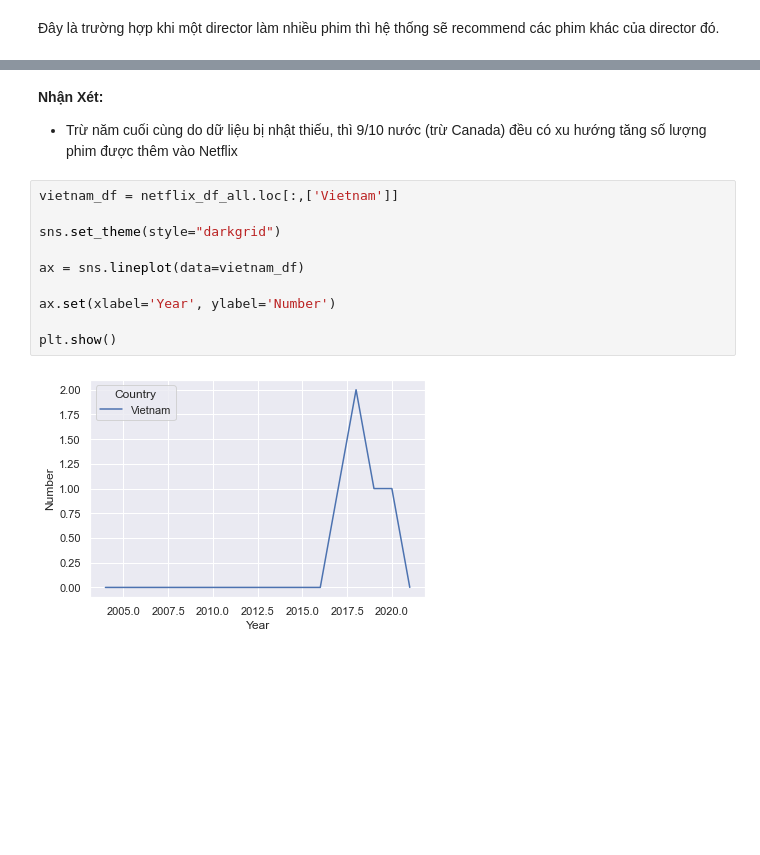
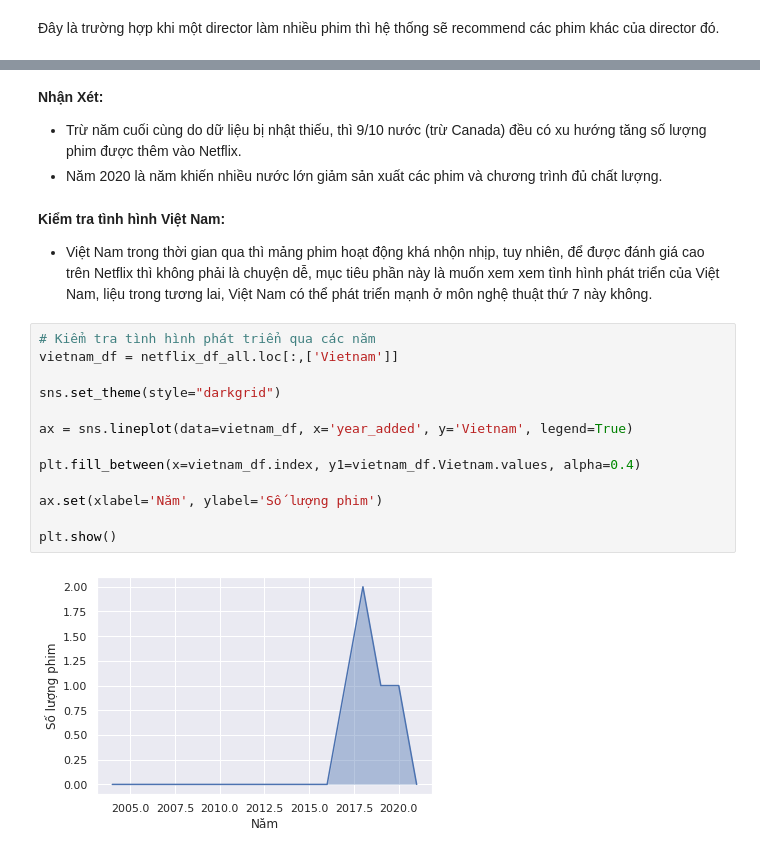
Before and after one commit to sgrayk/P4DS, a Jupyter notebook: Netflix Data Analysis.ipynb, the cells around one changed output, grey strips where cells are left out. Saved outputs shown, nothing was run; the diff lists cells and outputs as text; blank space fills up the shorter version.

```diff
--- a/Netflix Data Analysis.ipynb
+++ b/Netflix Data Analysis.ipynb
@@ -1139,16 +1207,23 @@ plt.show()
 # %% [markdown]
 **Nhận Xét:**
-- Trừ năm cuối cùng do dữ liệu bị nhật thiếu, thì 9/10 nước (trừ Canada) đều có xu hướng tăng số lượng phim được thêm vào Netflix
+- Trừ năm cuối cùng do dữ liệu bị nhật thiếu, thì 9/10 nước (trừ Canada) đều có xu hướng tăng số lượng phim được thêm vào Netflix.
+- Năm 2020 là năm khiến nhiều nước lớn giảm sản xuất các phim và chương trình đủ chất lượng.
+# %% [markdown]
+**Kiểm tra tình hình Việt Nam:**
+- Việt Nam trong thời gian qua thì mảng phim hoạt động khá nhộn nhịp, tuy nhiên, để được đánh giá cao trên Netflix thì không phải là chuyện dễ, mục tiêu phần này là muốn xem xem tình hình phát triển của Việt Nam, liệu trong tương lai, Việt Nam có thể phát triển mạnh ở môn nghệ thuật thứ 7 này không.
 # %%
+# Kiểm tra tình hình phát triển qua các năm
 vietnam_df = netflix_df_all.loc[:,['Vietnam']]
 
 sns.set_theme(style="darkgrid")
 
-ax = sns.lineplot(data=vietnam_df)
+ax = sns.lineplot(data=vietnam_df, x='year_added', y='Vietnam', legend=True)
 
-ax.set(xlabel='Year', ylabel='Number')
+plt.fill_between(x=vietnam_df.index, y1=vietnam_df.Vietnam.values, alpha=0.4)
+
+ax.set(xlabel='Năm', ylabel='Số lượng phim')
 
 plt.show()
 # %% [output]
-[figure, old version]
+[figure, new version]
 # %%
```
Also changed, not shown: parts of 42 cells of this notebook.
